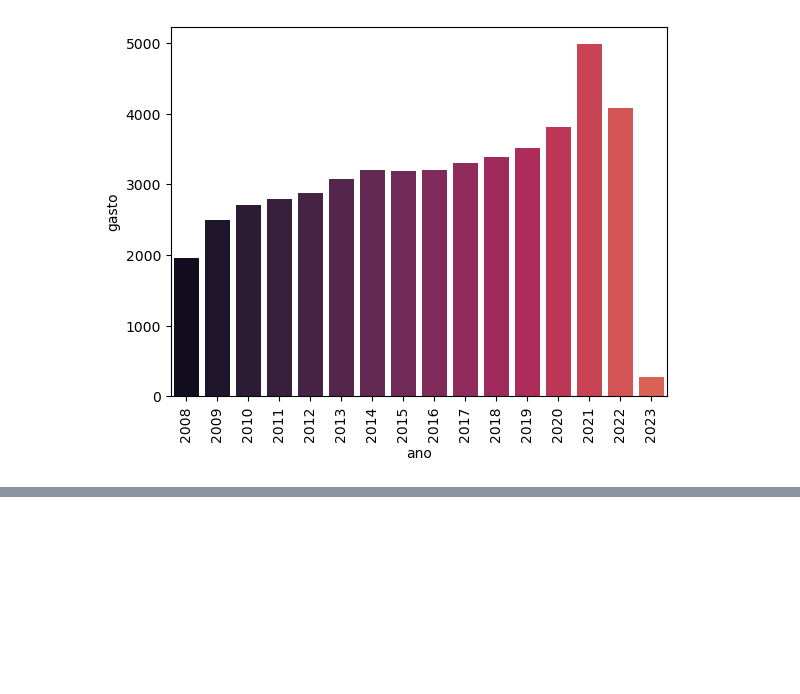
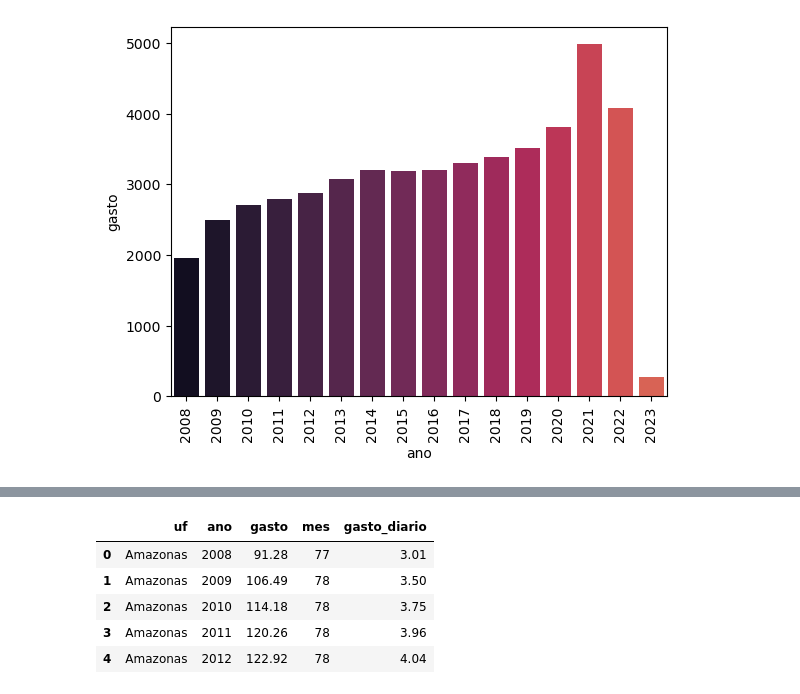
Before and after one commit to polizelr/pos_data_analytics_fiap, a Jupyter notebook: Fase 1 - Data analysis and exploration/Visualização de dados/Produção_Hospitalar_v2.ipynb, the cells around one changed output, grey strips where cells are left out. Cells and saved outputs as stored; diff of their text form; code cells hidden in the pictures; blank space fills up the shorter version.

```diff
--- a/Fase 1 - Data analysis and exploration/Visualização de dados/Produção_Hospitalar_v2.ipynb
+++ b/Fase 1 - Data analysis and exploration/Visualização de dados/Produção_Hospitalar_v2.ipynb
@@ -1529,0 +1541,10 @@ plt.show()
+# %%
+por_ano_dos_estados = mensal_aberto.query("uf in @estados").groupby(["uf", "ano"]).sum().reset_index()
+por_ano_dos_estados.head()
+# %% [output]
+|  | uf | ano | gasto | mes | gasto_diario |
+| 0 | Amazonas | 2008 | 91.28 | 77 | 3.01 |
+| 1 | Amazonas | 2009 | 106.49 | 78 | 3.50 |
+| 2 | Amazonas | 2010 | 114.18 | 78 | 3.75 |
+| 3 | Amazonas | 2011 | 120.26 | 78 | 3.96 |
+| 4 | Amazonas | 2012 | 122.92 | 78 | 4.04 |
```
Also changed, not shown: parts of 3 cells of this notebook.
